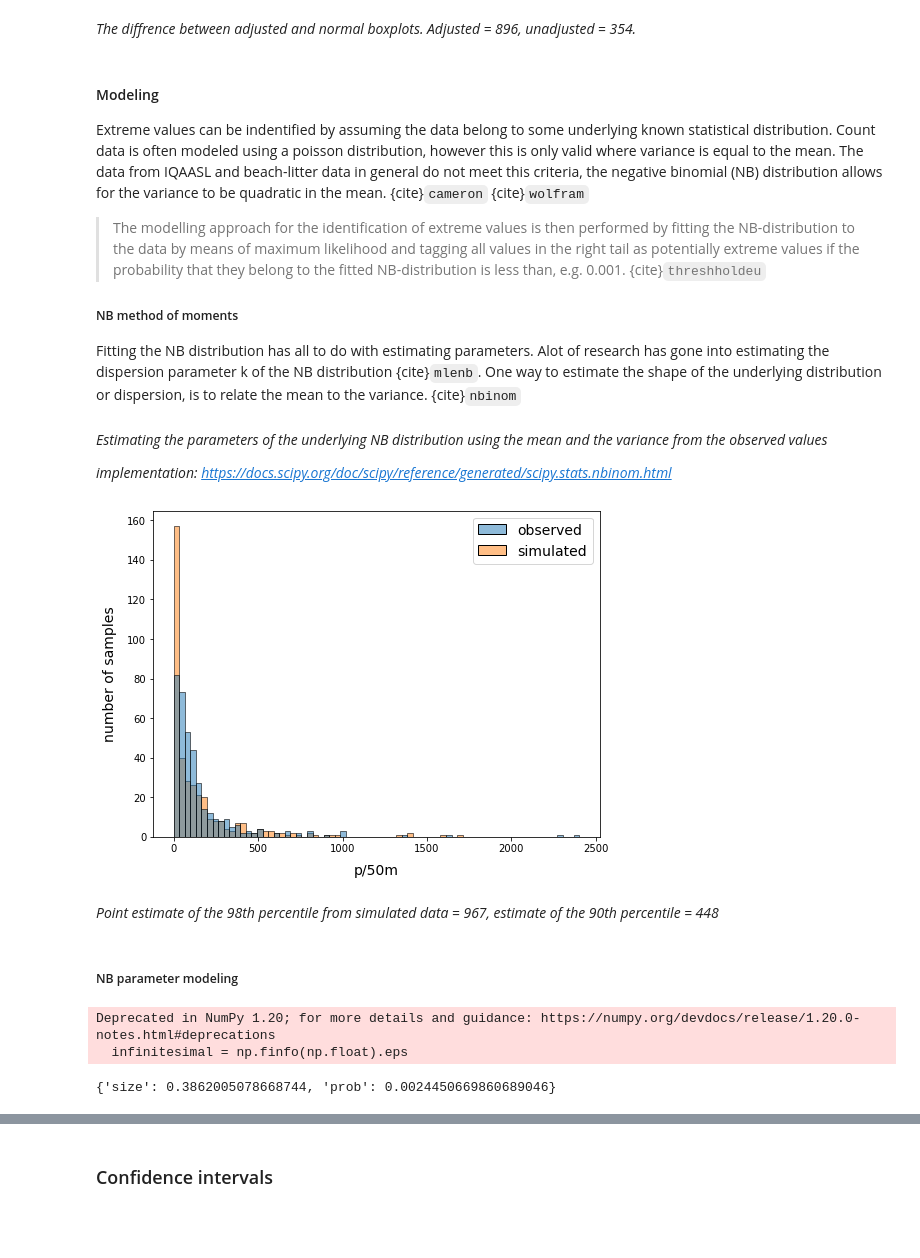
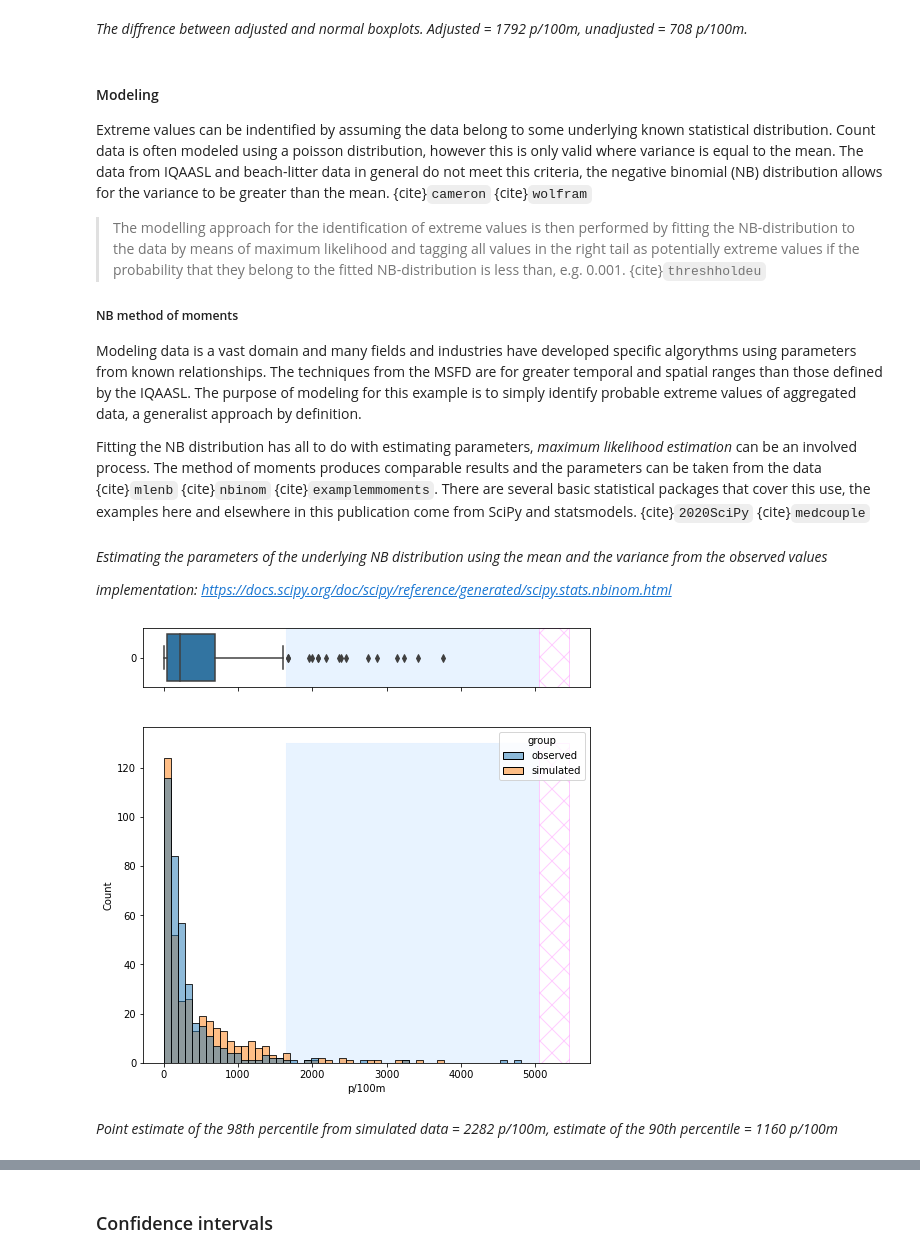
Before and after one commit to hammerdirt-analyst/IQAASL-End-0f-Sampling-2021, a Jupyter notebook: threshold.ipynb, the cells around one changed output, grey strips where cells are left out. Cells and saved outputs as stored; diff of their text form; code cells hidden in the pictures; blank space fills up the shorter version.

```diff
--- a/threshold.ipynb
+++ b/threshold.ipynb
@@ -280,22 +268,24 @@ plt.show()
 # %%
 caption = F"""
-*The diffrence between adjusted and normal boxplots. Adjusted = {int(a_2fence)},  unadjusted = {int(limit_upper)}.*
+*The diffrence between adjusted and normal boxplots. Adjusted = {int(a_2fence)} {unit_label},  unadjusted = {int(limit_upper)} {unit_label}.*
 """
 md(caption)
 # %% [output]
 
-*The diffrence between adjusted and normal boxplots. Adjusted = 896,  unadjusted = 354.*
+*The diffrence between adjusted and normal boxplots. Adjusted = 1792 p/100m,  unadjusted = 708 p/100m.*
 # %% [markdown]
 #### Modeling
 
-Extreme values can be indentified by assuming the data belong to some underlying known statistical distribution. Count data is often modeled using a poisson distribution, however this is only valid where variance is equal to the mean. The data from IQAASL and beach-litter data in general do not meet this criteria, the negative binomial (NB) distribution allows for the variance to be quadratic in the mean. {cite}`cameron` {cite}`wolfram`
+Extreme values can be indentified by assuming the data belong to some underlying known statistical distribution. Count data is often modeled using a poisson distribution, however this is only valid where variance is equal to the mean. The data from IQAASL and beach-litter data in general do not meet this criteria, the negative binomial (NB) distribution allows for the variance to be greater than the mean. {cite}`cameron` {cite}`wolfram`
 
 > The modelling approach for the identification of extreme values is then performed by fitting the NB-distribution to the data by means of maximum likelihood and tagging all values in the right tail as potentially extreme values if the probability that they belong to the fitted NB-distribution is less than, e.g. 0.001. {cite}`threshholdeu`
 
 
 ##### NB method of moments
 
-Fitting the NB distribution has all to do with estimating parameters. Alot of research has gone into estimating the dispersion parameter k of the NB distribution {cite}`mlenb`. One way to estimate the shape of the underlying distribution or dispersion, is to relate the mean to the variance. {cite}`nbinom`
+Modeling data is a vast domain and many fields and industries have developed specific algorythms using parameters from known relationships. The techniques from the MSFD are for greater temporal and spatial ranges than those defined by the IQAASL. The purpose of modeling for this example is to simply identify probable extreme values of aggregated data, a generalist approach by definition.
+
+Fitting the NB distribution has all to do with estimating parameters, _maximum likelihood estimation_ can be an involved process. The method of moments produces comparable results and the parameters can be taken from the data {cite}`mlenb` {cite}`nbinom` {cite}`examplemmoments`.  There are several basic statistical packages that cover this use, the examples here and elsewhere in this publication come from SciPy and statsmodels. {cite}`2020SciPy` {cite}`medcouple`
 # %% [markdown]
 *Estimating the parameters of the underlying NB distribution using the mean and the variance from the observed values*
 
@@ -303,54 +293,81 @@ Fitting the NB distribution has all to do with estimating parameters. Alot of re
 # %%
 # the data to model
 vals = dt_all[unit_label].to_numpy()
+
+# whiskers for the boxplots
+a_whis = medcouple(vals)
+
+# the ratio of distributed items to contributed items in rural locations:
+# see the assessing transport notebook for a complete epxlanation
+dispersion_param = 1.7*.81
 
 # the variance
 var = np.var(vals)
 
 # the average
 mean = np.mean(vals)
 
 # dispersion
-p = mean/var
-n = mean**2/(var-mean)
+p = (mean/var)
+n = (mean**2/(var-mean))*dispersion_param
 
 # point estimates from for the 98 and 90 %ile
 rv = stats.nbinom(n, p)
 sim_98 = rv.ppf(.98)
 obs_98 = np.quantile(vals, .98)
 
 sim_90 = rv.ppf(.9)
 obs_90 = np.quantile(vals, .9)
 
 # simulated data
 r = stats.nbinom.rvs(n,p, size=len(vals))
+a_whis = medcouple(r)
 
-fig, ax = plt.subplots(figsize=(8,6))
+# quantiles and IQR of the data
+q1 = np.percentile(r, 25)
+q3 =np.percentile(r,75)
+iqr = q3 - q1
 
+# the upper and lower limit of extreme values unadjusted:
+limit_lower = q1 - 1.5*iqr
+limit_upper = q3 + 1.5*iqr
+
+# the upper and lower limit of extreme values adjusted:
+a_fence = q1 - (1.5*(math.exp((-4*a_whis))))*iqr
+a_2fence = q3 + (1.5*(math.exp((3*a_whis))))*iqr
+
+# format data for charting
 df = pd.DataFrame({unit_label:vals, 'group':'observed'})
 df = df.append(pd.DataFrame({unit_label:r, 'group':'simulated'}))
 
-sns.histplot(data=df, x=unit_label, hue='group', ax=ax, stat='count')
+fig, (axone, axtwo) = plt.subplots(2, sharex=True, gridspec_kw={"height_ratios": (.15, .85)}, figsize=(8,8))
 
-ax.set_xlabel(unit_label, **ck.xlab_k14)
-ax.set_ylabel('number of samples', **ck.xlab_k14)
+# Add a graph in each part
+sns.boxplot(data=df[df.group == 'simulated'][unit_label], orient='h',ax=axone)
+sns.histplot(data=df, x=unit_label, hue='group', stat='count', multiple="layer", legend=True, ax=axtwo)
 
-legend = ax.get_legend()
-handles = legend.legendHandles
-labels = [legend.texts[i].get_text() for i in [0,1]]
+# get the limits of the x and y axis
+xamax = axtwo.get_xlim()
+y_max= axtwo.get_ylim()
 
-plt.legend(handles, labels, fontsize=14)
+# no xlabel on the top axis
+axone.set_xlabel(" ")
+
+# fill the areas concerened by each limit
+axtwo.fill_between(x=[limit_upper,xamax[1]], y1=y_max[1], label='lower limit simulated', alpha=0.1, color="dodgerblue", linewidth=0.1)
+axtwo.fill_between(x=[a_2fence,xamax[1]], y1=y_max[1],label='upper limit simulated', hatch='x', edgecolor='magenta', facecolor='none',alpha=0.2)
+
+axone.fill_between(x=[limit_upper,xamax[1]], y1=axone.get_ylim()[1], y2=axone.get_ylim()[0],  label='upper limit boxplot', alpha=0.1, color="dodgerblue", linewidth=0.1)
+axone.fill_between(x=[a_2fence,xamax[1]], y1=axone.get_ylim()[1], y2=axone.get_ylim()[0], label='upper limit adjusted', hatch='x', edgecolor='magenta', facecolor='none',alpha=0.2)
 
 plt.show()
 # %% [output]
-[figure, old version]
+[figure, new version]
 # %%
 caption = F"""
-*Point estimate of the 98th percentile from simulated data = {int(sim_98)}, estimate of the 90th percentile = {int(sim_90)}*
+*Point estimate of the 98th percentile from simulated data = {int(sim_98)} {unit_label}, estimate of the 90th percentile = {int(sim_90)} {unit_label}*
 """
 md(caption)
 # %% [output]
 
-*Point estimate of the 98th percentile from simulated data = 967, estimate of the 90th percentile = 448*
+*Point estimate of the 98th percentile from simulated data = 2282 p/100m, estimate of the 90th percentile = 1160 p/100m*
-# %% [markdown]
-##### NB parameter modeling
@@ -422,6 +373,0 @@ def fit_nbinom(X, initial_params=None):
-# %%
-fit_nbinom(vals)
-# %% [output]
-Deprecated in NumPy 1.20; for more details and guidance: https://numpy.org/devdocs/release/1.20.0-notes.html#deprecations
-  infinitesimal = np.finfo(np.float).eps
-{'size': 0.3862005078668744, 'prob': 0.0024450669860689046}
```
Also changed, not shown: parts of 21 cells of this notebook.
